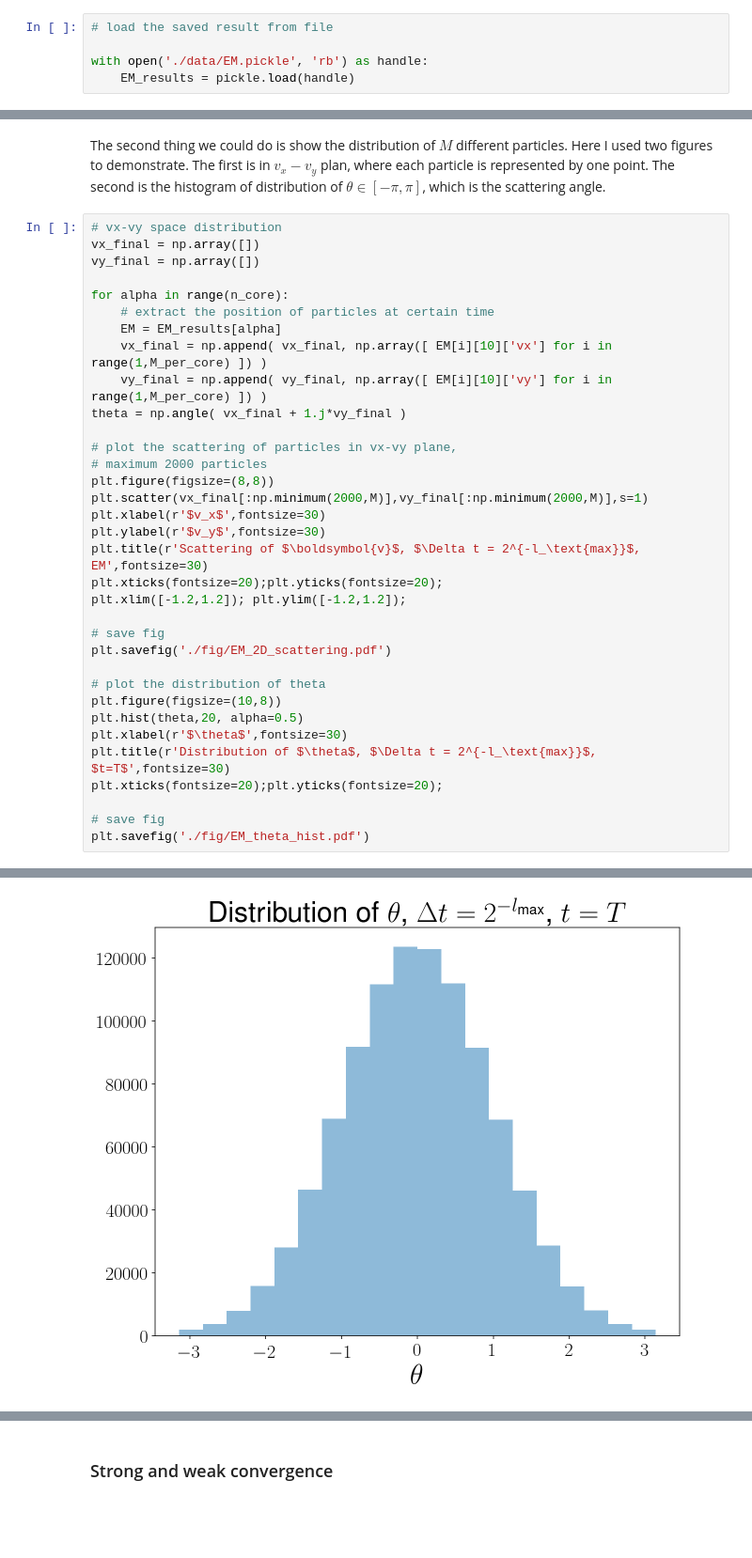
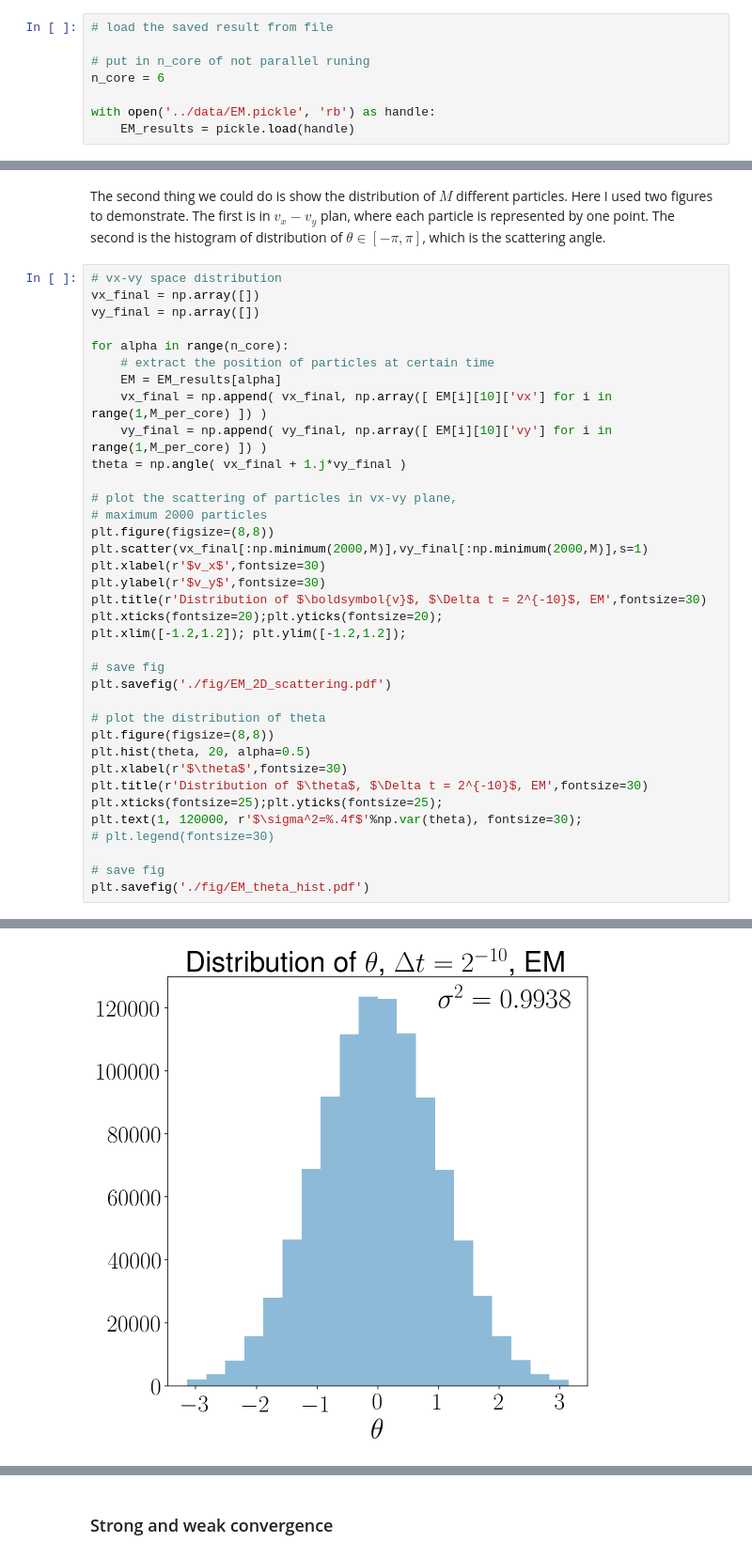
Before and after one commit to yichenfu/SDE_error_analysis, a Jupyter notebook: Parallel_EM.ipynb, the cells around one changed output, grey strips where cells are left out. Shown at 94% size. Drawn from its saved outputs; the diff is of its cells as text; blank space fills up the shorter version.

```diff
--- a/Parallel_EM.ipynb
+++ b/Parallel_EM.ipynb
@@ -281,7 +279,10 @@ print(t2-t1)
 # %%
 # load the saved result from file
 
-with open('./data/EM.pickle', 'rb') as handle:
+# put in n_core of not parallel runing
+n_core = 6
+
+with open('../data/EM.pickle', 'rb') as handle:
     EM_results = pickle.load(handle)
 # %% [markdown]
 ### Straightforward statistics and visualization
@@ -328,7 +329,7 @@ plt.figure(figsize=(8,8))
 plt.scatter(vx_final[:np.minimum(2000,M)],vy_final[:np.minimum(2000,M)],s=1)
 plt.xlabel(r'$v_x$',fontsize=30)
 plt.ylabel(r'$v_y$',fontsize=30)
-plt.title(r'Scattering of $\boldsymbol{v}$, $\Delta t = 2^{-l_\text{max}}$, EM',fontsize=30)
+plt.title(r'Distribution of $\boldsymbol{v}$, $\Delta t = 2^{-10}$, EM',fontsize=30)
 plt.xticks(fontsize=20);plt.yticks(fontsize=20);
 plt.xlim([-1.2,1.2]); plt.ylim([-1.2,1.2]);
 
@@ -336,11 +337,13 @@ plt.xlim([-1.2,1.2]); plt.ylim([-1.2,1.2]);
 plt.savefig('./fig/EM_2D_scattering.pdf')
 
 # plot the distribution of theta
-plt.figure(figsize=(10,8))
-plt.hist(theta,20, alpha=0.5)
+plt.figure(figsize=(8,8))
+plt.hist(theta, 20, alpha=0.5)
 plt.xlabel(r'$\theta$',fontsize=30)
-plt.title(r'Distribution of $\theta$, $\Delta t = 2^{-l_\text{max}}$, $t=T$',fontsize=30)
-plt.xticks(fontsize=20);plt.yticks(fontsize=20);
+plt.title(r'Distribution of $\theta$, $\Delta t = 2^{-10}$, EM',fontsize=30)
+plt.xticks(fontsize=25);plt.yticks(fontsize=25);
+plt.text(1, 120000, r'$\sigma^2=%.4f$'%np.var(theta), fontsize=30);
+# plt.legend(fontsize=30)
 
 # save fig
 plt.savefig('./fig/EM_theta_hist.pdf')
@@ -349 +352 @@ plt.savefig('./fig/EM_theta_hist.pdf')
-[figure, old version]
+[figure, new version]
```
Also changed, not shown: parts of 9 cells of this notebook, 23 other files.
